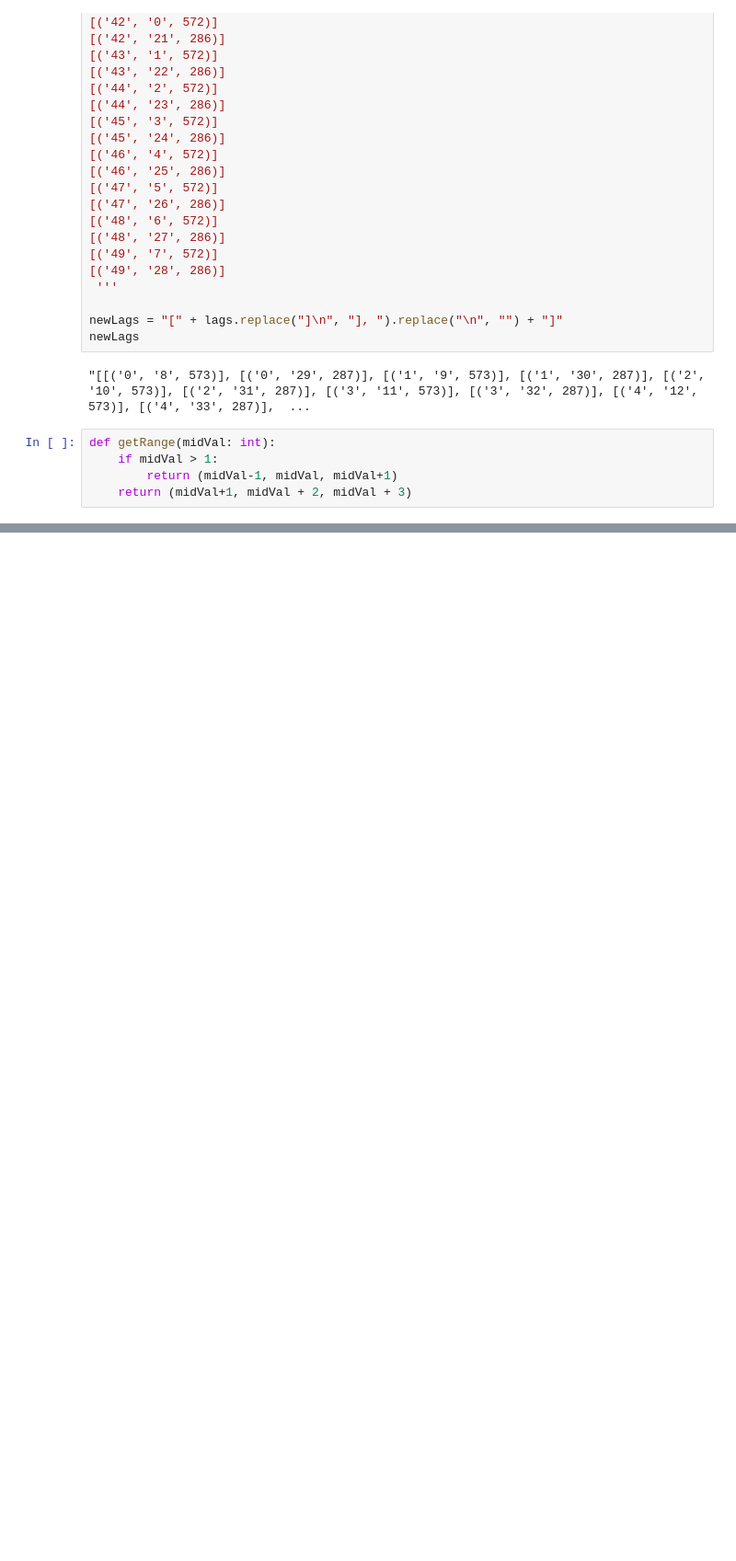
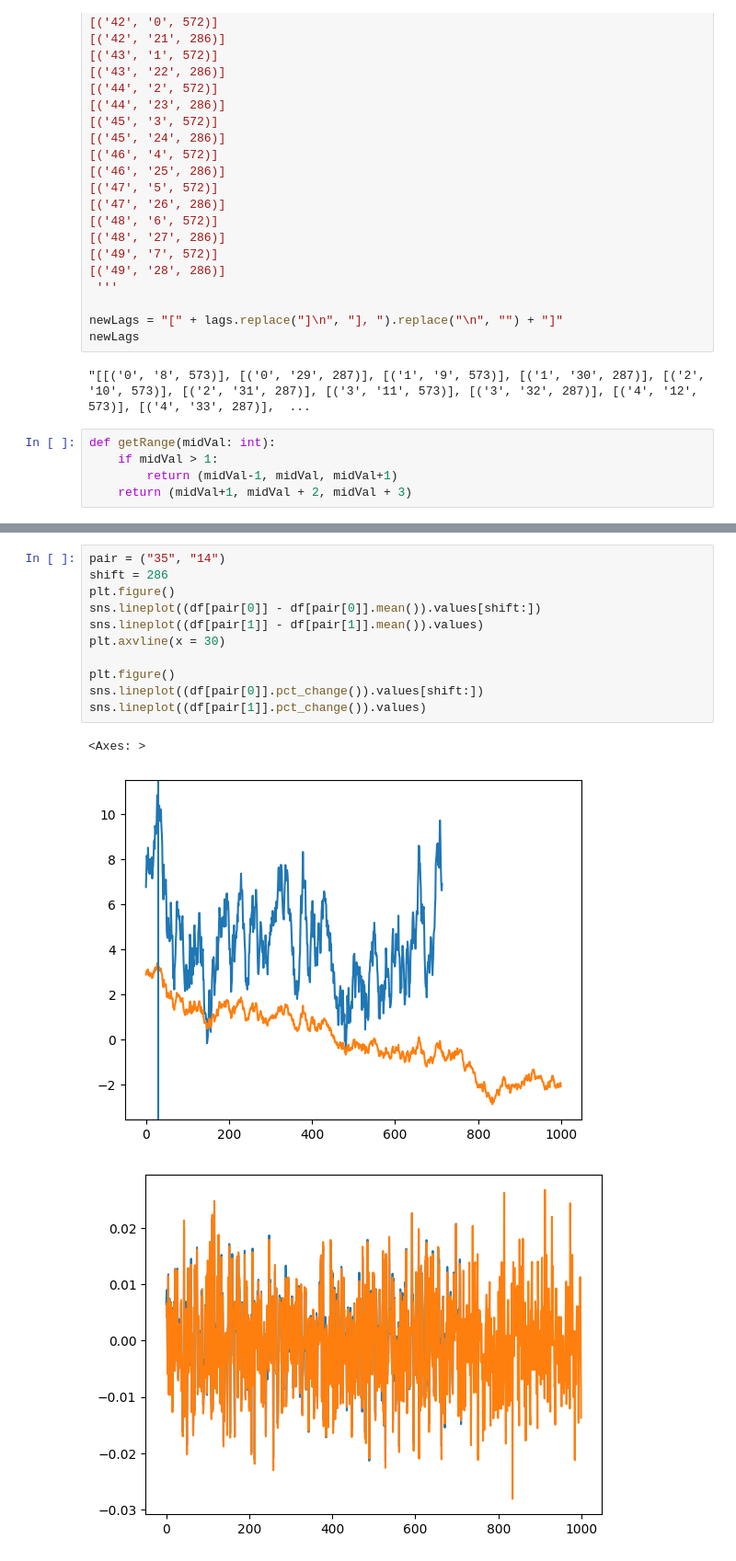
Before and after one commit to Troppydash/algothon, a Jupyter notebook: da/khang_leadlag.ipynb, the cells around one changed output, grey strips where cells are left out. Shown at 92% size. Saved outputs shown, nothing was run; the diff lists cells and outputs as text; blank space fills up the shorter version.

```diff
--- a/da/khang_leadlag.ipynb
+++ b/da/khang_leadlag.ipynb
@@ -463,0 +613,15 @@ validLags
+# %%
+pair = ("35", "14")
+shift = 286
+plt.figure()
+sns.lineplot((df[pair[0]] - df[pair[0]].mean()).values[shift:])
+sns.lineplot((df[pair[1]] - df[pair[1]].mean()).values)
+plt.axvline(x = 30)
+
+plt.figure()
+sns.lineplot((df[pair[0]].pct_change()).values[shift:])
+sns.lineplot((df[pair[1]].pct_change()).values)
+# %% [output]
+<Axes: >
+[figure, added]
+[figure, added]
```
Also changed, not shown: parts of 6 cells of this notebook, 3 other files.
